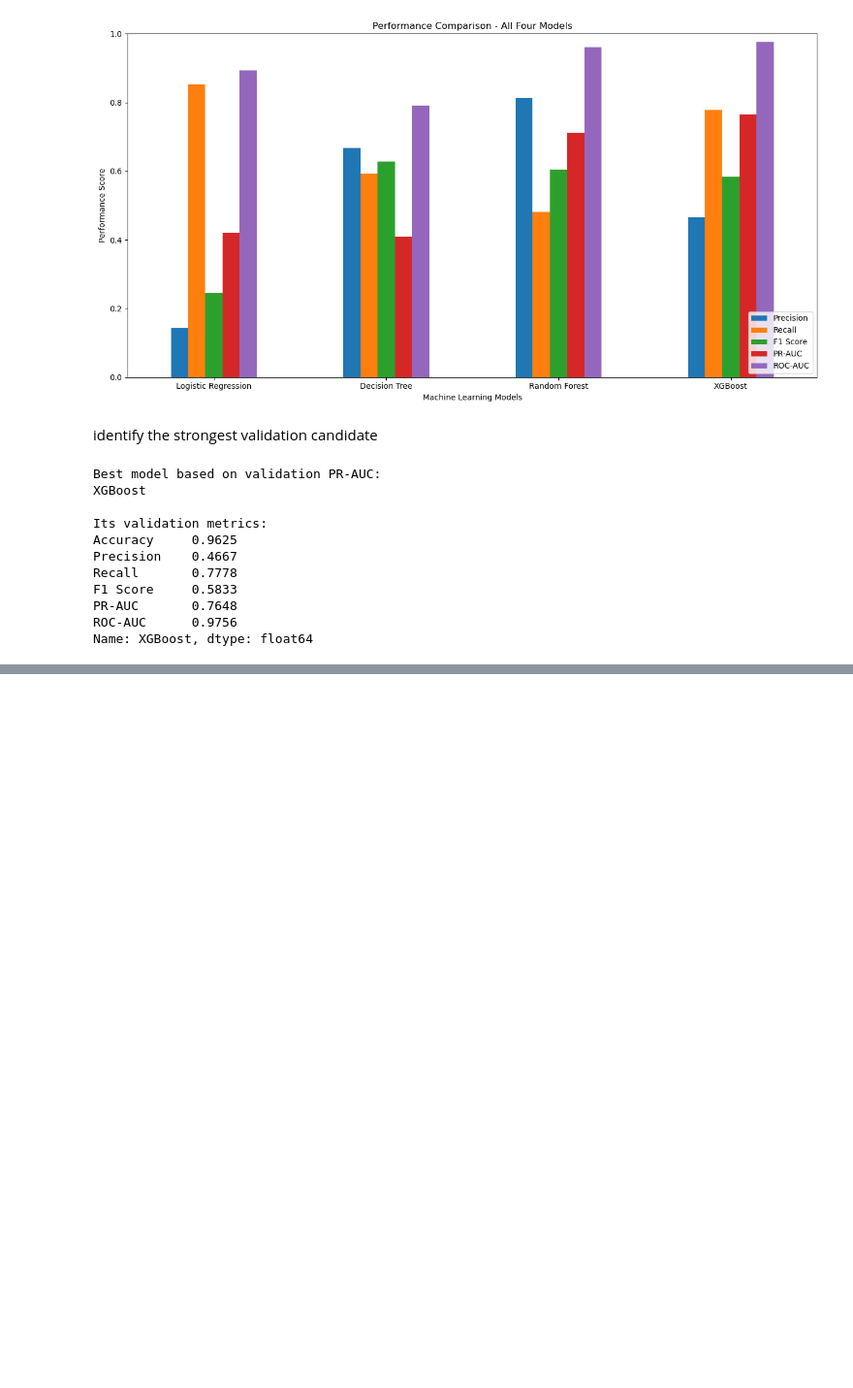
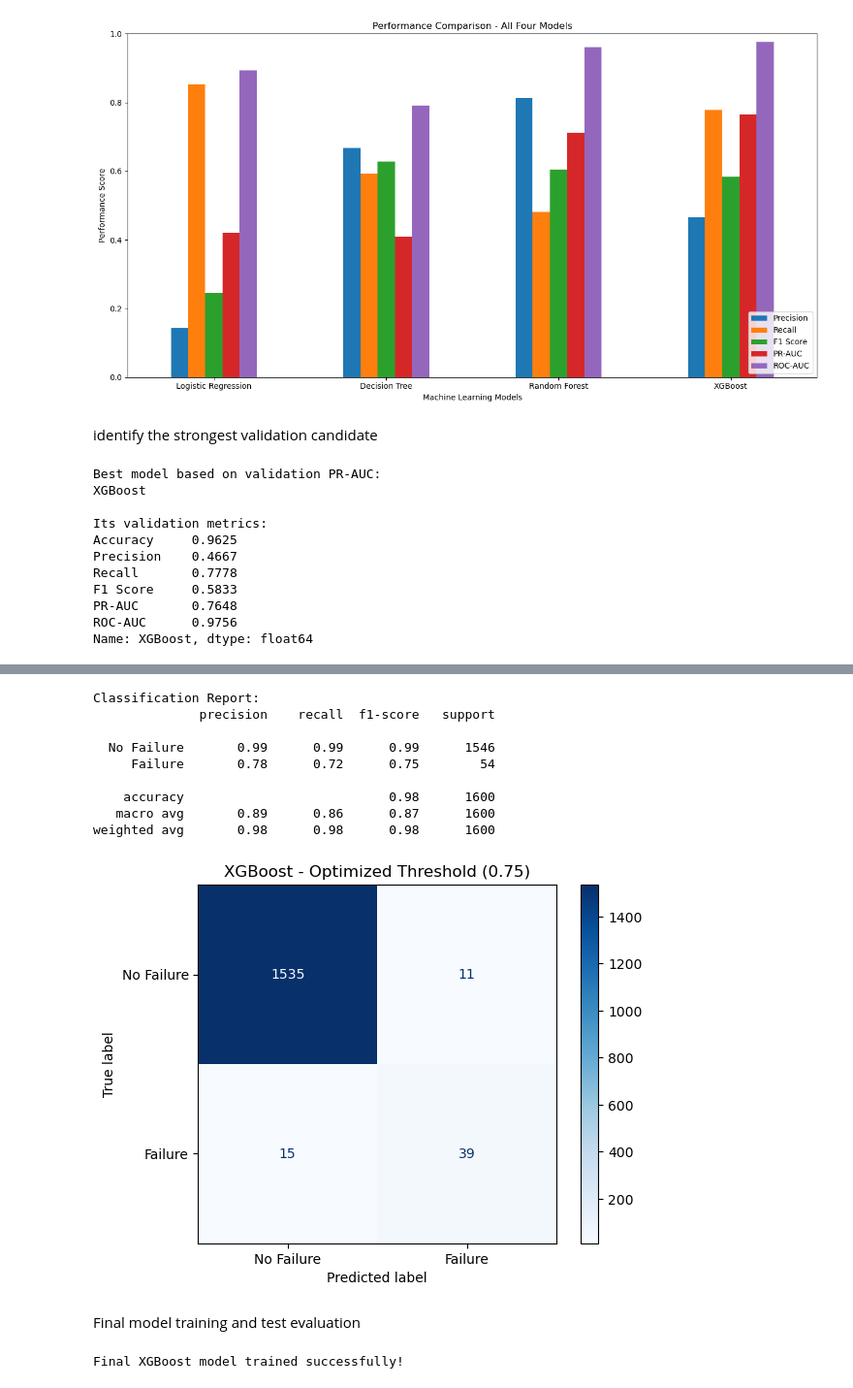
Before and after one commit to hitmanp007/Predictive-Maintenance-Intelligence-Platform, a Jupyter notebook: model_development.ipynb, the cells around one changed output, grey strips where cells are left out. Shown at 97% size. Saved outputs shown, nothing was run; the diff lists cells and outputs as text; code cells hidden in the pictures; blank space fills up the shorter version.

```diff
--- a/model_development.ipynb
+++ b/model_development.ipynb
@@ -944,0 +1094,55 @@ Name: XGBoost, dtype: float64
+# %%
+from sklearn.metrics import (
+    classification_report,
+    confusion_matrix,
+    ConfusionMatrixDisplay
+)
+import matplotlib.pyplot as plt
+
+# Apply optimized threshold
+y_val_pred_tuned = (
+    y_val_prob >= best_threshold
+).astype(int)
+
+# Classification report
+print("Classification Report:")
+print(classification_report(
+    y_val,
+    y_val_pred_tuned,
+    target_names=["No Failure", "Failure"]
+))
+
+# Confusion matrix
+cm = confusion_matrix(y_val, y_val_pred_tuned)
+
+disp = ConfusionMatrixDisplay(
+    confusion_matrix=cm,
+    display_labels=["No Failure", "Failure"]
+)
+
+disp.plot(cmap="Blues")
+plt.title("XGBoost - Optimized Threshold (0.75)")
+plt.show()
+# %% [output]
+Classification Report:
+              precision    recall  f1-score   support
+
+  No Failure       0.99      0.99      0.99      1546
+     Failure       0.78      0.72      0.75        54
+
+    accuracy                           0.98      1600
+   macro avg       0.89      0.86      0.87      1600
+weighted avg       0.98      0.98      0.98      1600
+[figure, added]
+# %% [markdown]
+Final model training and test evaluation
+# %%
+# Step 1: Refit the selected model on complete training data
+
+final_model = xgboost_model
+
+final_model.fit(X_train, y_train)
+
+print("Final XGBoost model trained successfully!")
+# %% [output]
+Final XGBoost model trained successfully!
```
Also changed, not shown: parts of 8 cells of this notebook.
